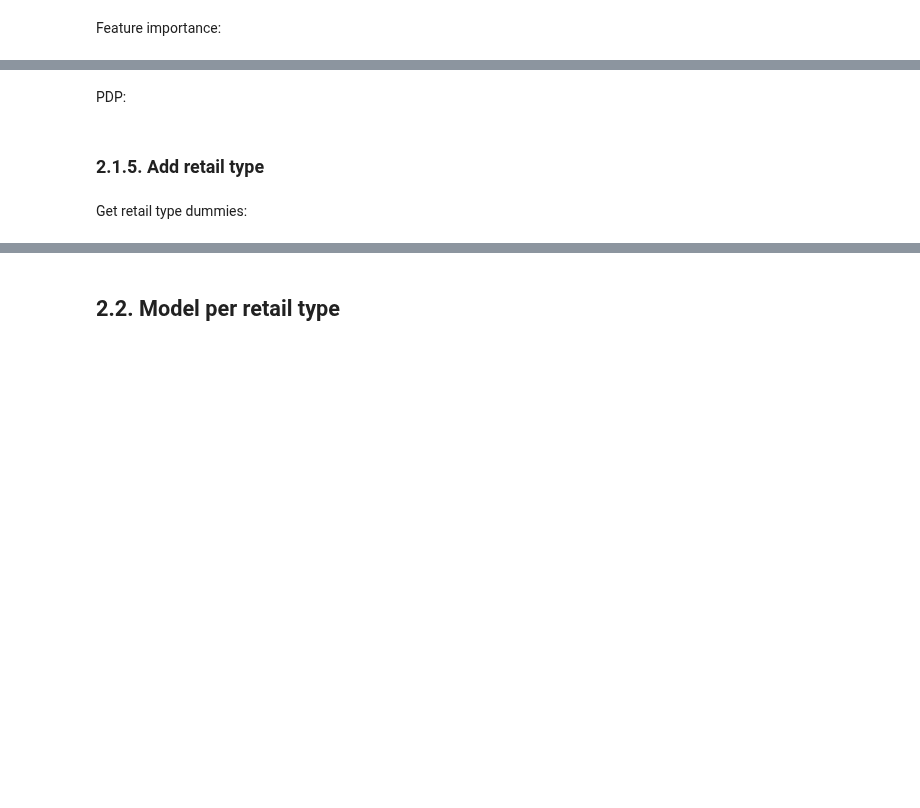
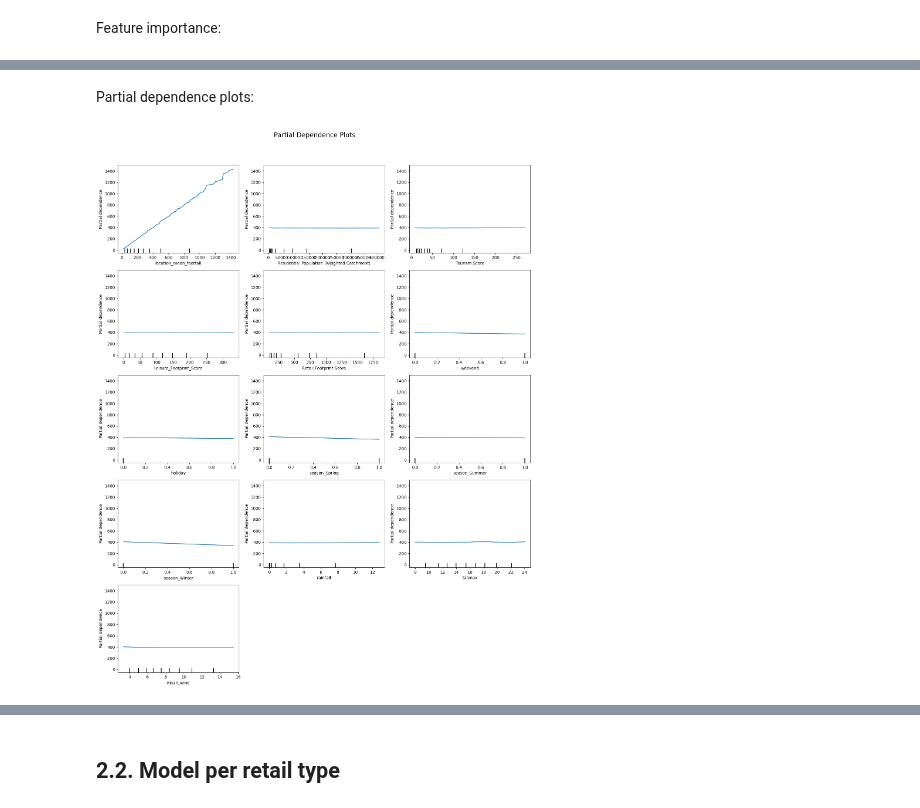
Before and after one commit to stefankrysa/MScDissertation, a Jupyter notebook: modelling.ipynb, the cells around one changed output, grey strips where cells are left out. Cells and saved outputs as stored; diff of their text form; code cells hidden in the pictures; blank space fills up the shorter version.

```diff
--- a/modelling.ipynb
+++ b/modelling.ipynb
@@ -550,69 +490,32 @@ rainfall                                       0.000960
 # %% [markdown]
-PDP:
+Partial dependence plots:
 # %%
-# for all features in train_x
+# format plots output
 features = train_x.columns.tolist()
 n_features = len(features)
 n_cols = 3
 n_rows = -(-n_features // n_cols)  # ceiling division
 
-# --- 1. uncentered PDP
+# create subplots
 fig1, ax1 = plt.subplots(n_rows, n_cols, figsize=(5 * n_cols, 4 * n_rows))
 ax1 = np.atleast_1d(ax1).flatten()
 
+# plot PDPs
 PartialDependenceDisplay.from_estimator(
-    rf_retail,
+    rf_general_weather,
     train_x,
     features=features,
     kind='average',     # PDP only
     centered=False,     # raw predictions
     ax=ax1[:n_features]
 )
 
-plt.suptitle("Regular PDP (Uncentered)", fontsize=16)
+# remove empty subplots
+for j in range(n_features, len(ax1)):
+    fig1.delaxes(ax1[j])
+
+plt.suptitle("Partial Dependence Plots", fontsize=16)
 plt.tight_layout(rect=[0, 0.03, 1, 0.95])
 plt.show()
-
-# --- 2. centered PDP
-fig2, ax2 = plt.subplots(n_rows, n_cols, figsize=(5 * n_cols, 4 * n_rows))
-ax2 = np.atleast_1d(ax2).flatten()
-
-PartialDependenceDisplay.from_estimator(
-    rf_retail,
-    train_x,
-    features=features,
-    kind='average',
-    centered=True,      # relative to average prediction
-    ax=ax2[:n_features]
-)
-
-for axis in ax2[:n_features]:
-    axis.axhline(0, linestyle='--', color='gray', linewidth=1)
-
-plt.suptitle("Centered PDP (Relative to Mean Prediction)", fontsize=16)
-plt.tight_layout(rect=[0, 0.03, 1, 0.95])
-plt.show()
-
-# --- 3. ICE + centered PDP
-fig3, ax3 = plt.subplots(n_rows, n_cols, figsize=(5 * n_cols, 4 * n_rows))
-ax3 = np.atleast_1d(ax3).flatten()
-
-PartialDependenceDisplay.from_estimator(
-    rf_retail,
-    train_x,
-    features=features,
-    kind='both',         # PDP + ICE
-    centered=True,
-    ax=ax3[:n_features]
-)
-
-for axis in ax3[:n_features]:
-    axis.axhline(0, linestyle='--', color='gray', linewidth=1)
-
-plt.suptitle("ICE + Centered PDP", fontsize=16)
-plt.tight_layout(rect=[0, 0.03, 1, 0.95])
-plt.show()
+# %% [output]
+[figure, added]
-# %% [markdown]
-### 2.1.5. Add retail type
-# %% [markdown]
-Get retail type dummies:
```
Also changed, not shown: parts of 58 cells of this notebook.
